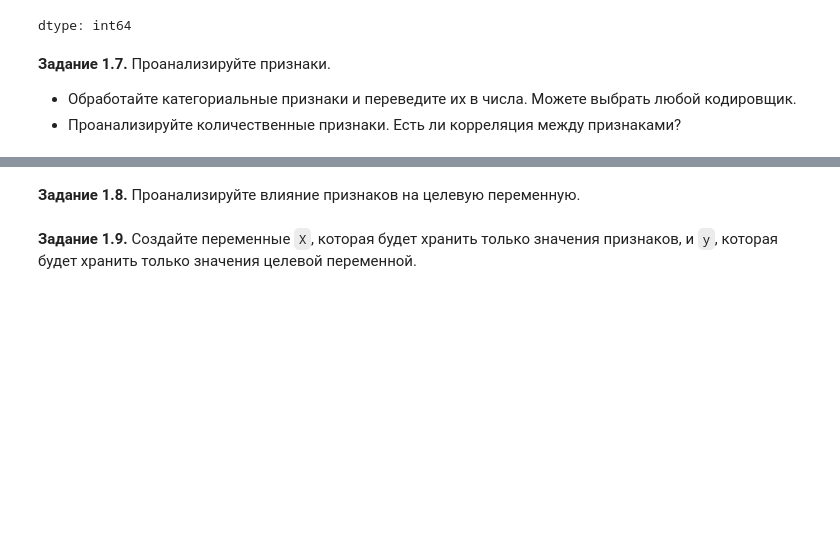
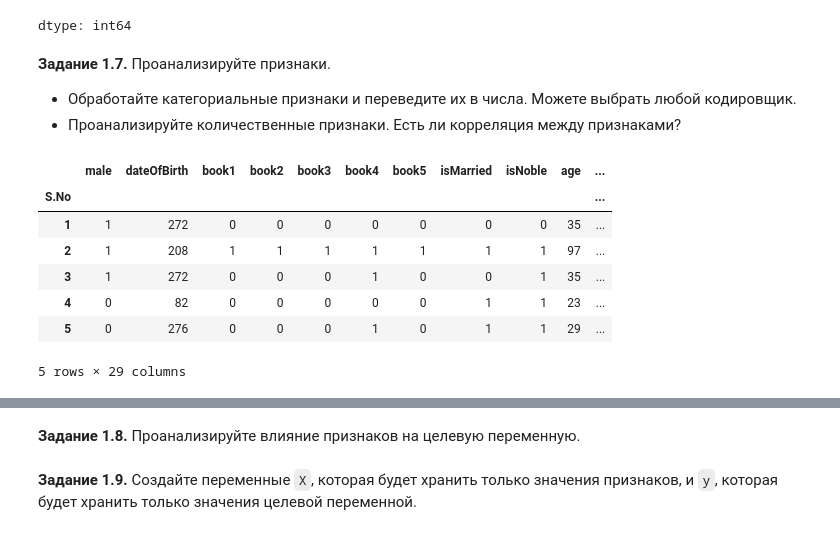
Before and after one commit to OldPetyaTrucker/MuratSamsung, a Jupyter notebook: week_01_ml_intro/Homework/hw_1_game_of_thrones.ipynb, the cells around one changed output, grey strips where cells are left out. Drawn from its saved outputs; the diff is of its cells as text; code cells hidden in the pictures; blank space fills up the shorter version.

```diff
--- a/week_01_ml_intro/Homework/hw_1_game_of_thrones.ipynb
+++ b/week_01_ml_intro/Homework/hw_1_game_of_thrones.ipynb
@@ -357,0 +356,14 @@ dtype: int64
+# %%
+df.drop(columns=['name'], inplace=True)
+df = pd.get_dummies(df, columns=['culture'], prefix='Culture')
+df = df.astype(int)
+df.head()
+# %% [output]
+|  | male | dateOfBirth | book1 | book2 | book3 | book4 | book5 | isMarried | isNoble | age | ... |
+| S.No |  |  |  |  |  |  |  |  |  |  | ... |
+| 1 | 1 | 272 | 0 | 0 | 0 | 0 | 0 | 0 | 0 | 35 | ... |
+| 2 | 1 | 208 | 1 | 1 | 1 | 1 | 1 | 1 | 1 | 97 | ... |
+| 3 | 1 | 272 | 0 | 0 | 0 | 1 | 0 | 0 | 1 | 35 | ... |
+| 4 | 0 | 82 | 0 | 0 | 0 | 0 | 0 | 1 | 1 | 23 | ... |
+| 5 | 0 | 276 | 0 | 0 | 0 | 1 | 0 | 1 | 1 | 29 | ... |
+5 rows × 29 columns
```
Also changed, not shown: parts of 9 cells of this notebook.
